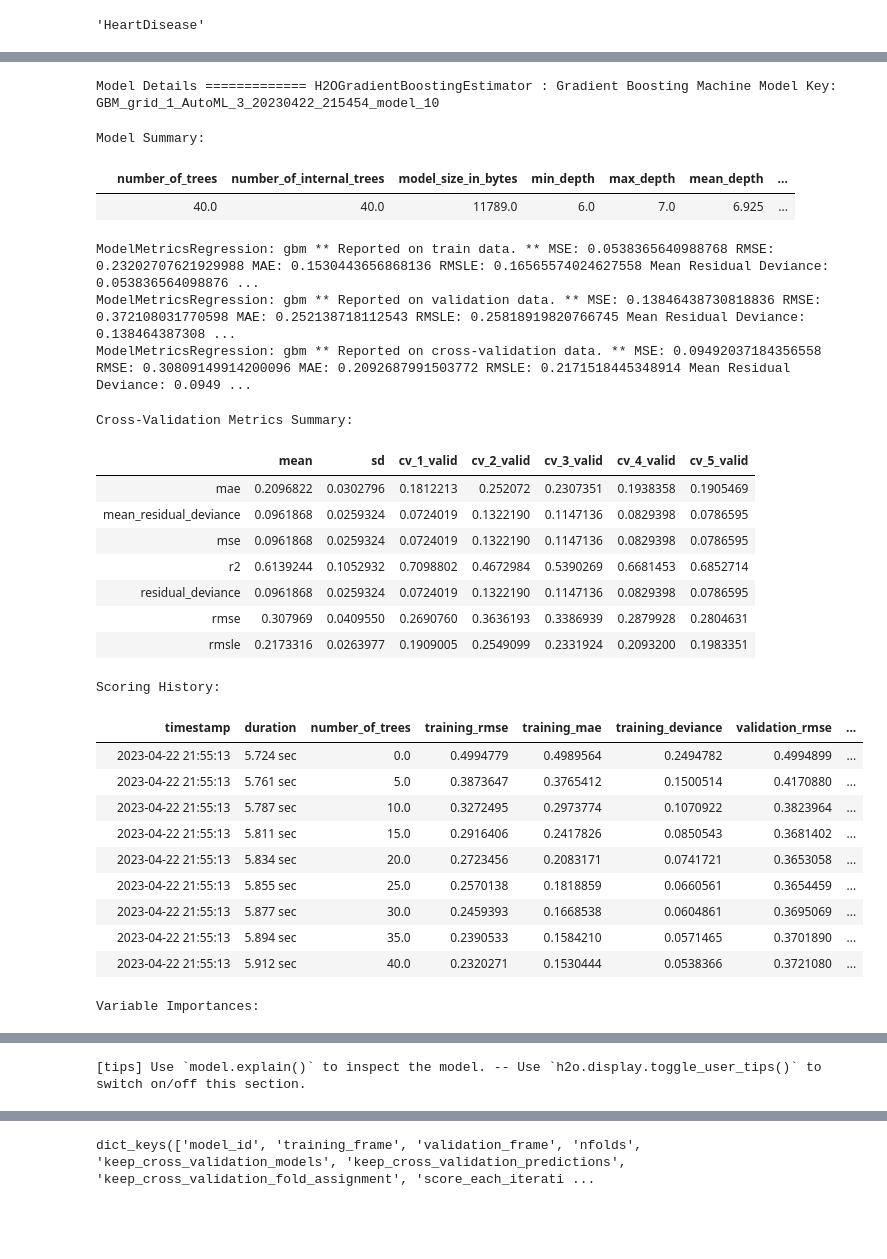
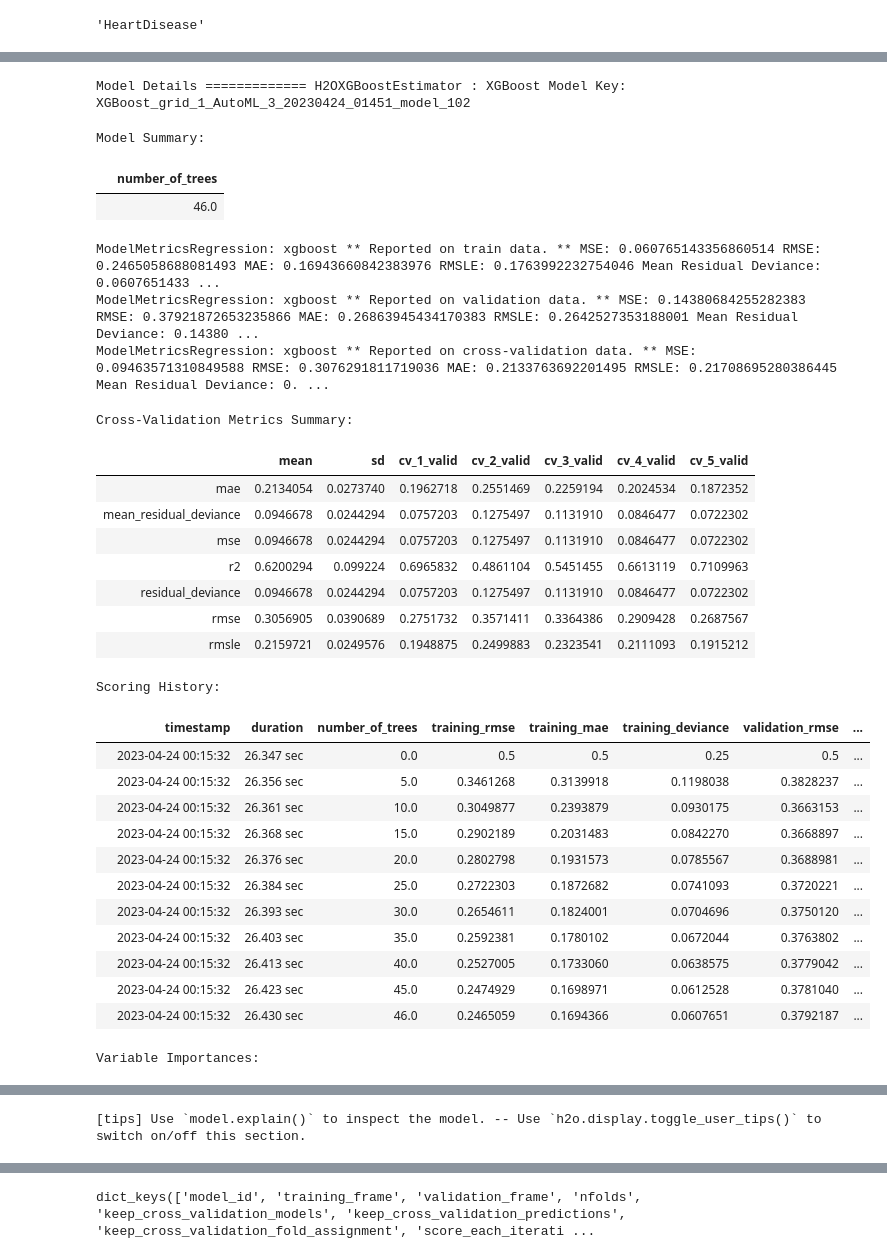
Before and after one commit to harikrishnad1997/BUAN_6337_Predictive_Analysis, a Jupyter notebook: Group project/HeartDiseaseGroupProject.ipynb, the cells around one changed output, grey strips where cells are left out. Cells and saved outputs as stored; diff of their text form; code cells hidden in the pictures; blank space fills up the shorter version.

Commit message:
Changing to XGBoost

```diff
--- a/Group project/HeartDiseaseGroupProject.ipynb
+++ b/Group project/HeartDiseaseGroupProject.ipynb
@@ -79,3 +142,19 @@ df.describe().T
 | MaxHR | 918.0 | 136.809368 | 25.460334 | 60.0 | 120.00 | 138.0 | 156.0 | 202.0 |
 | Oldpeak | 918.0 | 0.887364 | 1.066570 | -2.6 | 0.00 | 0.6 | 1.5 | 6.2 |
 | HeartDisease | 918.0 | 0.553377 | 0.497414 | 0.0 | 0.00 | 1.0 | 1.0 | 1.0 |
+# %%
+#cp - chest_pain_type
+df.loc[df['ChestPainType'] == 0, 'ChestPainType'] = 'asymptomatic'
+df.loc[df['ChestPainType'] == 1, 'ChestPainType'] = 'atypical angina'
+df.loc[df['ChestPainType'] == 2, 'ChestPainType'] = 'non-anginal pain'
+df.loc[df['ChestPainType'] == 3, 'ChestPainType'] = 'typical angina'
+
+#restecg - rest_ecg_type
+df.loc[df['RestingECG'] == 0, 'RestingECG'] = 'left ventricular hypertrophy'
+df.loc[df['RestingECG'] == 1, 'RestingECG'] = 'normal'
+df.loc[df['RestingECG'] == 2, 'RestingECG'] = 'ST-T wave abnormality'
+
+#slope - st_slope_type
+df.loc[df['ST_Slope'] == 0, 'ST_Slope'] = 'downsloping'
+df.loc[df['ST_Slope'] == 1, 'ST_Slope'] = 'flat'
+df.loc[df['ST_Slope'] == 2, 'ST_Slope'] = 'upsloping'
@@ -124,4 +250,6 @@ for i in range(len(numerical_features) - 1):
 [figure]
 # %%
 df = df[df.Cholesterol != 0]
+# %%
+df = df[df.Cholesterol != 0]
 # %%
@@ -175,12 +362,13 @@ featureScores.sort_values(by="ANOVA Score")
 # %%
-from sklearn.preprocessing import MinMaxScaler,StandardScaler
+from sklearn.preprocessing import MinMaxScaler,StandardScaler, RobustScaler
 mms = MinMaxScaler() # Normalization
 ss = StandardScaler() # Standardization
+rs = RobustScaler()
 
 df['Oldpeak'] = mms.fit_transform(df[['Oldpeak']])
 df['Age'] = ss.fit_transform(df[['Age']])
 df['RestingBP'] = ss.fit_transform(df[['RestingBP']])
-df['Cholesterol'] = ss.fit_transform(df[['Cholesterol']])
+df['Cholesterol'] = rs.fit_transform(df[['Cholesterol']])
 df['MaxHR'] = ss.fit_transform(df[['MaxHR']])
 df.head()
 # %% [output]
@@ -226,7 +399,7 @@ y
 # %% [output]
 'HeartDisease'
 # %%
-aml = H2OAutoML(max_models=100,balance_classes=True, seed=986875,include_algos = ["DRF","GLM","XGBoost","GBM"])
+aml = H2OAutoML(max_models=100,balance_classes=True, seed=986875,include_algos = ["DRF","GLM","XGBoost"])
 aml.train(y=y, training_frame=train,validation_frame = test)
 # %% [output]
 AutoML progress: |
@@ -249,29 +423,31 @@ AutoML progress: |
-Model Details ============= H2OGradientBoostingEstimator : Gradient Boosting Machine Model Key: GBM_grid_1_AutoML_3_20230422_215454_model_10
+Model Details ============= H2OXGBoostEstimator : XGBoost Model Key: XGBoost_grid_1_AutoML_3_20230424_01451_model_102
 Model Summary:
-|  | number_of_trees | number_of_internal_trees | model_size_in_bytes | min_depth | max_depth | mean_depth | ... |
-|  | 40.0 | 40.0 | 11789.0 | 6.0 | 7.0 | 6.925 | ... |
+|  | number_of_trees |
+|  | 46.0 |
-ModelMetricsRegression: gbm ** Reported on train data. ** MSE: 0.0538365640988768 RMSE: 0.23202707621929988 MAE: 0.1530443656868136 RMSLE: 0.16565574024627558 Mean Residual Deviance: 0.053836564098876 ...
-ModelMetricsRegression: gbm ** Reported on validation data. ** MSE: 0.13846438730818836 RMSE: 0.372108031770598 MAE: 0.252138718112543 RMSLE: 0.25818919820766745 Mean Residual Deviance: 0.138464387308 ...
-ModelMetricsRegression: gbm ** Reported on cross-validation data. ** MSE: 0.09492037184356558 RMSE: 0.30809149914200096 MAE: 0.2092687991503772 RMSLE: 0.2171518445348914 Mean Residual Deviance: 0.0949 ...
+ModelMetricsRegression: xgboost ** Reported on train data. ** MSE: 0.060765143356860514 RMSE: 0.2465058688081493 MAE: 0.16943660842383976 RMSLE: 0.1763992232754046 Mean Residual Deviance: 0.0607651433 ...
+ModelMetricsRegression: xgboost ** Reported on validation data. ** MSE: 0.14380684255282383 RMSE: 0.37921872653235866 MAE: 0.26863945434170383 RMSLE: 0.2642527353188001 Mean Residual Deviance: 0.14380 ...
+ModelMetricsRegression: xgboost ** Reported on cross-validation data. ** MSE: 0.09463571310849588 RMSE: 0.3076291811719036 MAE: 0.2133763692201495 RMSLE: 0.21708695280386445 Mean Residual Deviance: 0. ...
 Cross-Validation Metrics Summary:
 |  | mean | sd | cv_1_valid | cv_2_valid | cv_3_valid | cv_4_valid | cv_5_valid |
-| mae | 0.2096822 | 0.0302796 | 0.1812213 | 0.252072 | 0.2307351 | 0.1938358 | 0.1905469 |
-| mean_residual_deviance | 0.0961868 | 0.0259324 | 0.0724019 | 0.1322190 | 0.1147136 | 0.0829398 | 0.0786595 |
-| mse | 0.0961868 | 0.0259324 | 0.0724019 | 0.1322190 | 0.1147136 | 0.0829398 | 0.0786595 |
-| r2 | 0.6139244 | 0.1052932 | 0.7098802 | 0.4672984 | 0.5390269 | 0.6681453 | 0.6852714 |
-| residual_deviance | 0.0961868 | 0.0259324 | 0.0724019 | 0.1322190 | 0.1147136 | 0.0829398 | 0.0786595 |
-| rmse | 0.307969 | 0.0409550 | 0.2690760 | 0.3636193 | 0.3386939 | 0.2879928 | 0.2804631 |
-| rmsle | 0.2173316 | 0.0263977 | 0.1909005 | 0.2549099 | 0.2331924 | 0.2093200 | 0.1983351 |
+| mae | 0.2134054 | 0.0273740 | 0.1962718 | 0.2551469 | 0.2259194 | 0.2024534 | 0.1872352 |
+| mean_residual_deviance | 0.0946678 | 0.0244294 | 0.0757203 | 0.1275497 | 0.1131910 | 0.0846477 | 0.0722302 |
+| mse | 0.0946678 | 0.0244294 | 0.0757203 | 0.1275497 | 0.1131910 | 0.0846477 | 0.0722302 |
+| r2 | 0.6200294 | 0.099224 | 0.6965832 | 0.4861104 | 0.5451455 | 0.6613119 | 0.7109963 |
+| residual_deviance | 0.0946678 | 0.0244294 | 0.0757203 | 0.1275497 | 0.1131910 | 0.0846477 | 0.0722302 |
+| rmse | 0.3056905 | 0.0390689 | 0.2751732 | 0.3571411 | 0.3364386 | 0.2909428 | 0.2687567 |
+| rmsle | 0.2159721 | 0.0249576 | 0.1948875 | 0.2499883 | 0.2323541 | 0.2111093 | 0.1915212 |
 Scoring History:
 |  | timestamp | duration | number_of_trees | training_rmse | training_mae | training_deviance | validation_rmse | ... |
-|  | 2023-04-22 21:55:13 | 5.724 sec | 0.0 | 0.4994779 | 0.4989564 | 0.2494782 | 0.4994899 | ... |
-|  | 2023-04-22 21:55:13 | 5.761 sec | 5.0 | 0.3873647 | 0.3765412 | 0.1500514 | 0.4170880 | ... |
-|  | 2023-04-22 21:55:13 | 5.787 sec | 10.0 | 0.3272495 | 0.2973774 | 0.1070922 | 0.3823964 | ... |
-|  | 2023-04-22 21:55:13 | 5.811 sec | 15.0 | 0.2916406 | 0.2417826 | 0.0850543 | 0.3681402 | ... |
-|  | 2023-04-22 21:55:13 | 5.834 sec | 20.0 | 0.2723456 | 0.2083171 | 0.0741721 | 0.3653058 | ... |
-|  | 2023-04-22 21:55:13 | 5.855 sec | 25.0 | 0.2570138 | 0.1818859 | 0.0660561 | 0.3654459 | ... |
-|  | 2023-04-22 21:55:13 | 5.877 sec | 30.0 | 0.2459393 | 0.1668538 | 0.0604861 | 0.3695069 | ... |
-|  | 2023-04-22 21:55:13 | 5.894 sec | 35.0 | 0.2390533 | 0.1584210 | 0.0571465 | 0.3701890 | ... |
-|  | 2023-04-22 21:55:13 | 5.912 sec | 40.0 | 0.2320271 | 0.1530444 | 0.0538366 | 0.3721080 | ... |
+|  | 2023-04-24 00:15:32 | 26.347 sec | 0.0 | 0.5 | 0.5 | 0.25 | 0.5 | ... |
+|  | 2023-04-24 00:15:32 | 26.356 sec | 5.0 | 0.3461268 | 0.3139918 | 0.1198038 | 0.3828237 | ... |
+|  | 2023-04-24 00:15:32 | 26.361 sec | 10.0 | 0.3049877 | 0.2393879 | 0.0930175 | 0.3663153 | ... |
+|  | 2023-04-24 00:15:32 | 26.368 sec | 15.0 | 0.2902189 | 0.2031483 | 0.0842270 | 0.3668897 | ... |
+|  | 2023-04-24 00:15:32 | 26.376 sec | 20.0 | 0.2802798 | 0.1931573 | 0.0785567 | 0.3688981 | ... |
+|  | 2023-04-24 00:15:32 | 26.384 sec | 25.0 | 0.2722303 | 0.1872682 | 0.0741093 | 0.3720221 | ... |
+|  | 2023-04-24 00:15:32 | 26.393 sec | 30.0 | 0.2654611 | 0.1824001 | 0.0704696 | 0.3750120 | ... |
+|  | 2023-04-24 00:15:32 | 26.403 sec | 35.0 | 0.2592381 | 0.1780102 | 0.0672044 | 0.3763802 | ... |
+|  | 2023-04-24 00:15:32 | 26.413 sec | 40.0 | 0.2527005 | 0.1733060 | 0.0638575 | 0.3779042 | ... |
+|  | 2023-04-24 00:15:32 | 26.423 sec | 45.0 | 0.2474929 | 0.1698971 | 0.0612528 | 0.3781040 | ... |
+|  | 2023-04-24 00:15:32 | 26.430 sec | 46.0 | 0.2465059 | 0.1694366 | 0.0607651 | 0.3792187 | ... |
 Variable Importances:
 | variable | relative_importance | scaled_importance | percentage |
```
Also changed, not shown: parts of 28 cells of this notebook, 1 other file.
